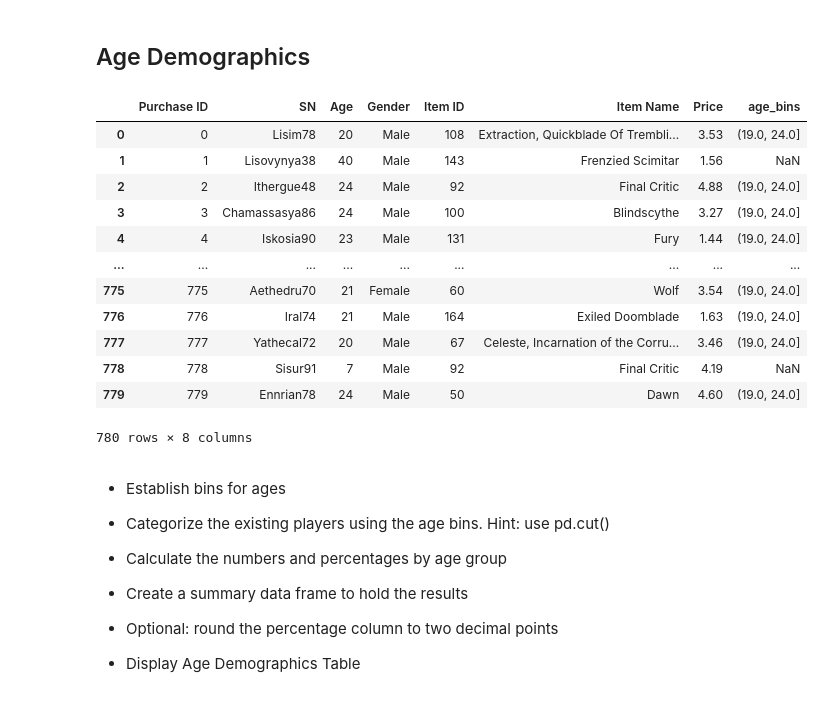
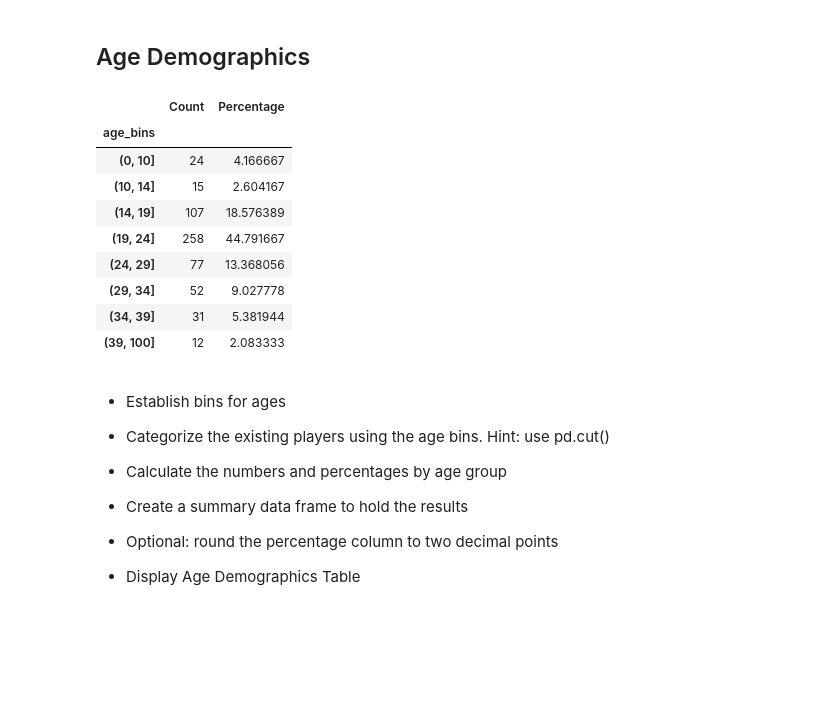
Before and after one commit to Sjenn257/pandas-challenge, a Jupyter notebook: HeroesOfPymoli/HeroesOfPymoli_starter.ipynb, the cells around one changed output. Cells and saved outputs as stored; diff of their text form; code cells hidden in the pictures; blank space fills up the shorter version.

```diff
--- a/HeroesOfPymoli/HeroesOfPymoli_starter.ipynb
+++ b/HeroesOfPymoli/HeroesOfPymoli_starter.ipynb
@@ -121,22 +119,22 @@ gender_analysis
 # %% [markdown]
 ## Age Demographics
 # %%
-purchase_data_df['age_bins'] = pd.cut(x=purchase_data_df['Age'], bins=[9, 14, 19, 24, 29, 34, 39])
-purchase_data_df
+purchase_data_df['age_bins'] = pd.cut(x=purchase_data_df['Age'], bins=[0, 10, 14, 19, 24, 29, 34, 39,100])
+age_count=purchase_data_df.groupby('age_bins')['SN'].nunique()
+age_per=purchase_data_df.groupby('age_bins')['SN'].nunique()/unique_players*100
+age_analysis_df= pd.DataFrame({"Count":age_count,"Percentage":age_per})
+age_analysis_df
 # %% [output]
-|  | Purchase ID | SN | Age | Gender | Item ID | Item Name | Price | age_bins |
-| 0 | 0 | Lisim78 | 20 | Male | 108 | Extraction, Quickblade Of Trembli... | 3.53 | (19.0, 24.0] |
-| 1 | 1 | Lisovynya38 | 40 | Male | 143 | Frenzied Scimitar | 1.56 | NaN |
-| 2 | 2 | Ithergue48 | 24 | Male | 92 | Final Critic | 4.88 | (19.0, 24.0] |
-| 3 | 3 | Chamassasya86 | 24 | Male | 100 | Blindscythe | 3.27 | (19.0, 24.0] |
-| 4 | 4 | Iskosia90 | 23 | Male | 131 | Fury | 1.44 | (19.0, 24.0] |
-| ... | ... | ... | ... | ... | ... | ... | ... | ... |
-| 775 | 775 | Aethedru70 | 21 | Female | 60 | Wolf | 3.54 | (19.0, 24.0] |
-| 776 | 776 | Iral74 | 21 | Male | 164 | Exiled Doomblade | 1.63 | (19.0, 24.0] |
-| 777 | 777 | Yathecal72 | 20 | Male | 67 | Celeste, Incarnation of the Corru... | 3.46 | (19.0, 24.0] |
-| 778 | 778 | Sisur91 | 7 | Male | 92 | Final Critic | 4.19 | NaN |
-| 779 | 779 | Ennrian78 | 24 | Male | 50 | Dawn | 4.60 | (19.0, 24.0] |
+|  | Count | Percentage |
+| age_bins |  |  |
+| (0, 10] | 24 | 4.166667 |
+| (10, 14] | 15 | 2.604167 |
+| (14, 19] | 107 | 18.576389 |
+| (19, 24] | 258 | 44.791667 |
+| (24, 29] | 77 | 13.368056 |
+| (29, 34] | 52 | 9.027778 |
+| (34, 39] | 31 | 5.381944 |
+| (39, 100] | 12 | 2.083333 |
-780 rows × 8 columns
 # %% [markdown]
 * Establish bins for ages
 
```
Also changed, not shown: parts of 2 cells of this notebook.
